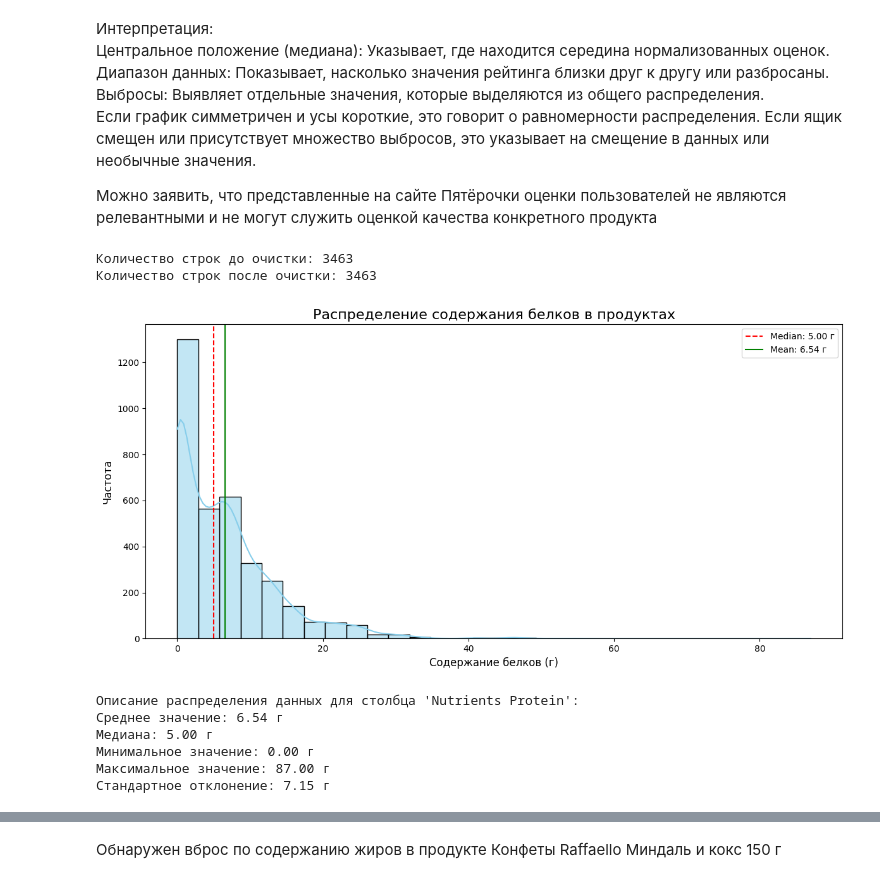
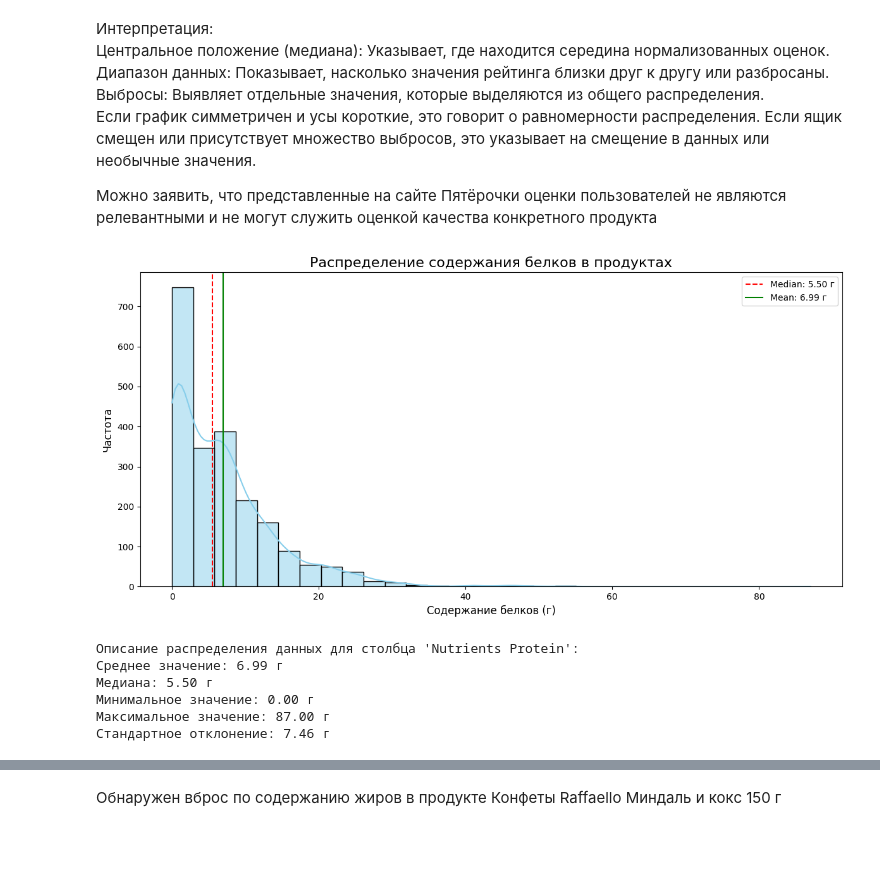
Before and after one commit to GEORG-G-A/HW_GURJEV, a Jupyter notebook: EDA.ipynb, the cells around one changed output, grey strips where cells are left out. Saved outputs shown, nothing was run; the diff lists cells and outputs as text; code cells hidden in the pictures; blank space fills up the shorter version.

```diff
--- a/EDA.ipynb
+++ b/EDA.ipynb
@@ -279,48 +305,46 @@ import seaborn as sns
 import matplotlib.pyplot as plt
 import numpy as np
 
 # Чтение данных из CSV
 file_path = '/content/products_with_scores_cleaned.csv'
 df = pd.read_csv(file_path)
 
 # Построение графика распределения
 plt.figure(figsize=(12, 6))
-sns.histplot(df_clean['Nutrients Protein'], kde=True, bins=30, color='skyblue')
+sns.histplot(df_cleaned['Nutrients Protein'], kde=True, bins=30, color='skyblue')
 
 # Вычисление медианы и среднего значения
-median_value = df_clean['Nutrients Protein'].median()
-mean_value = df_clean['Nutrients Protein'].mean()
+median_value = df_cleaned['Nutrients Protein'].median()
+mean_value = df_cleaned['Nutrients Protein'].mean()
 
 # Добавление медианы на график
 plt.axvline(median_value, color='red', linestyle='--', label=f'Median: {median_value:.2f} г')
 plt.axvline(mean_value, color='green', linestyle='-', label=f'Mean: {mean_value:.2f} г')
 
 # Добавление подписей и заголовков
 plt.title('Распределение содержания белков в продуктах', fontsize=16)
 plt.xlabel('Содержание белков (г)', fontsize=12)
 plt.ylabel('Частота', fontsize=12)
 plt.legend()
 
 plt.tight_layout()
 plt.show()
 
 # Описание распределения
 print(f"Описание распределения данных для столбца 'Nutrients Protein':")
 print(f"Среднее значение: {mean_value:.2f} г")
 print(f"Медиана: {median_value:.2f} г")
-print(f"Минимальное значение: {df_clean['Nutrients Protein'].min():.2f} г")
-print(f"Максимальное значение: {df_clean['Nutrients Protein'].max():.2f} г")
-print(f"Стандартное отклонение: {df_clean['Nutrients Protein'].std():.2f} г")
+print(f"Минимальное значение: {df_cleaned['Nutrients Protein'].min():.2f} г")
+print(f"Максимальное значение: {df_cleaned['Nutrients Protein'].max():.2f} г")
+print(f"Стандартное отклонение: {df_cleaned['Nutrients Protein'].std():.2f} г")
 # %% [output]
+[figure, new version]
-Количество строк до очистки: 3463
-Количество строк после очистки: 3463
+Описание распределения данных для столбца 'Nutrients Protein':
+Среднее значение: 6.99 г
+Медиана: 5.50 г
+Минимальное значение: 0.00 г
+Максимальное значение: 87.00 г
+Стандартное отклонение: 7.46 г
-[figure, old version]
-Описание распределения данных для столбца 'Nutrients Protein':
-Среднее значение: 6.54 г
-Медиана: 5.00 г
-Минимальное значение: 0.00 г
-Максимальное значение: 87.00 г
-Стандартное отклонение: 7.15 г
 # %%
 import pandas as pd
 import seaborn as sns
```
Also changed, not shown: parts of 42 cells of this notebook, 15 other files.
